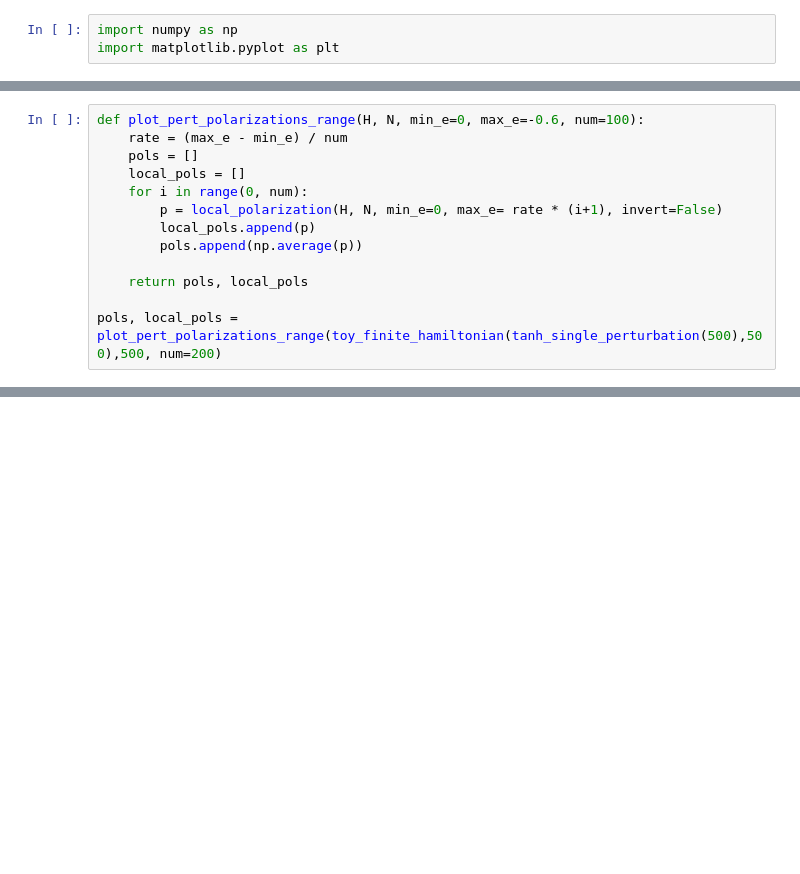
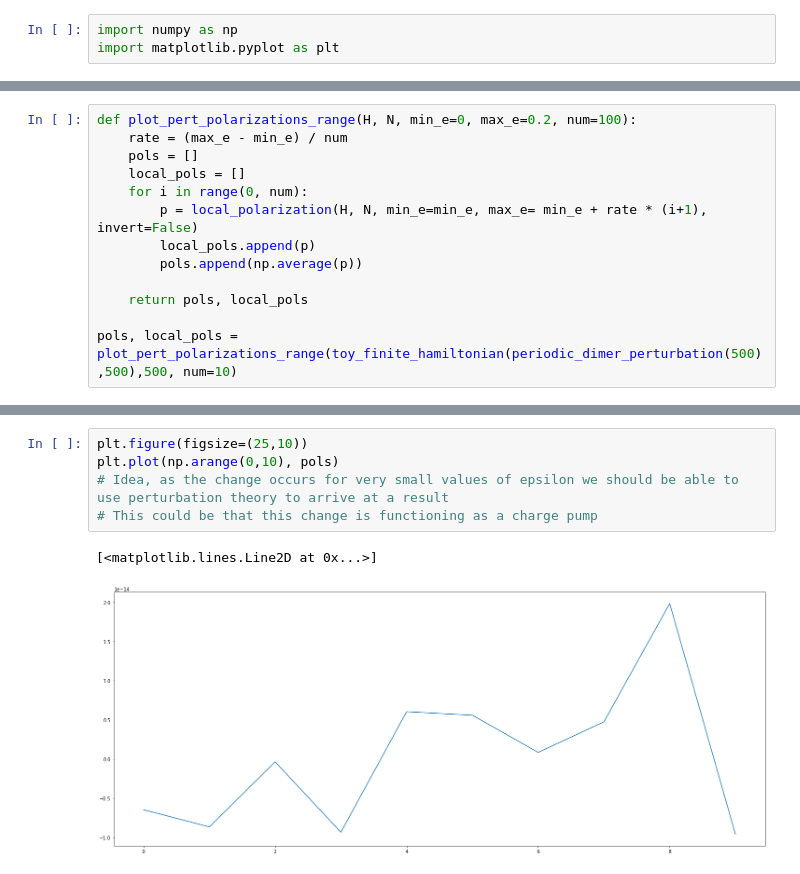
Before and after one commit to lucas-s-work/M4R, a Jupyter notebook: masters.ipynb, the cells around one changed output, grey strips where cells are left out. Cells and saved outputs as stored; diff of their text form; blank space fills up the shorter version.

```diff
--- a/masters.ipynb
+++ b/masters.ipynb
@@ -268,13 +3,0 @@ def plot_pert_polarizations(H, N, min_e=0, max_e=0.5, row_num=4, col_num=5):
-# %%
-def plot_pert_polarizations_range(H, N, min_e=0, max_e=-0.6, num=100):
-    rate = (max_e - min_e) / num
-    pols = []
-    local_pols = []
-    for i in range(0, num):
-        p = local_polarization(H, N, min_e=0, max_e= rate * (i+1), invert=False)
-        local_pols.append(p)
-        pols.append(np.average(p))
-
-    return pols, local_pols
-
-pols, local_pols = plot_pert_polarizations_range(toy_finite_hamiltonian(tanh_single_perturbation(500),500),500, num=200)
@@ -407,0 +346,13 @@ plot_lattice_polarization_change(20, 10, steps=10, perturbation=linear_perturbat
+# %%
+def plot_pert_polarizations_range(H, N, min_e=0, max_e=0.2, num=100):
+    rate = (max_e - min_e) / num
+    pols = []
+    local_pols = []
+    for i in range(0, num):
+        p = local_polarization(H, N, min_e=min_e, max_e= min_e + rate * (i+1), invert=False)
+        local_pols.append(p)
+        pols.append(np.average(p))
+
+    return pols, local_pols
+
+pols, local_pols = plot_pert_polarizations_range(toy_finite_hamiltonian(periodic_dimer_perturbation(500),500),500, num=10)
@@ -407,0 +363,8 @@ plot_lattice_polarization_change(20, 10, steps=10, perturbation=linear_perturbat
+# %%
+plt.figure(figsize=(25,10))
+plt.plot(np.arange(0,10), pols)
+# Idea, as the change occurs for very small values of epsilon we should be able to use perturbation theory to arrive at a result
+# This could be that this change is functioning as a charge pump
+# %% [output]
+[<matplotlib.lines.Line2D at 0x...>]
+[figure, added]
```
Also changed, not shown: parts of 39 cells of this notebook.
